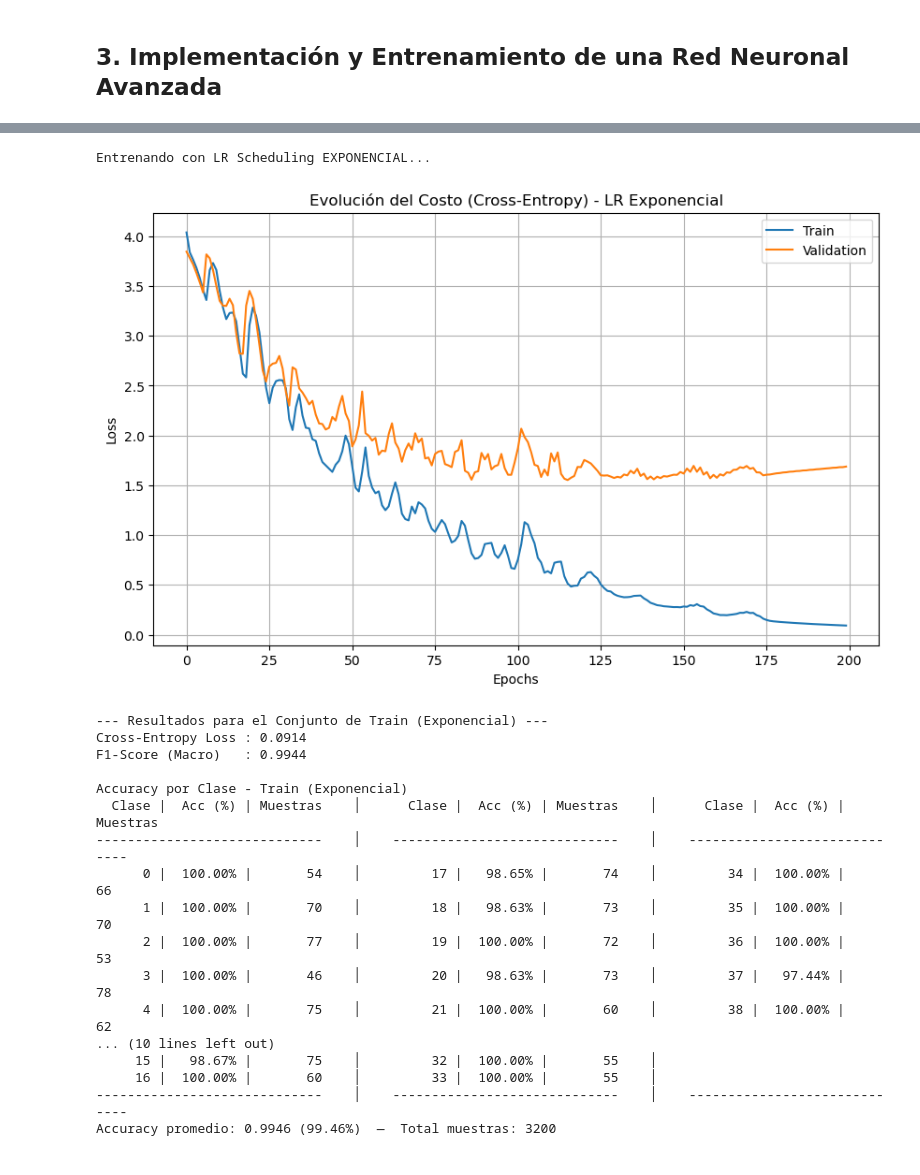
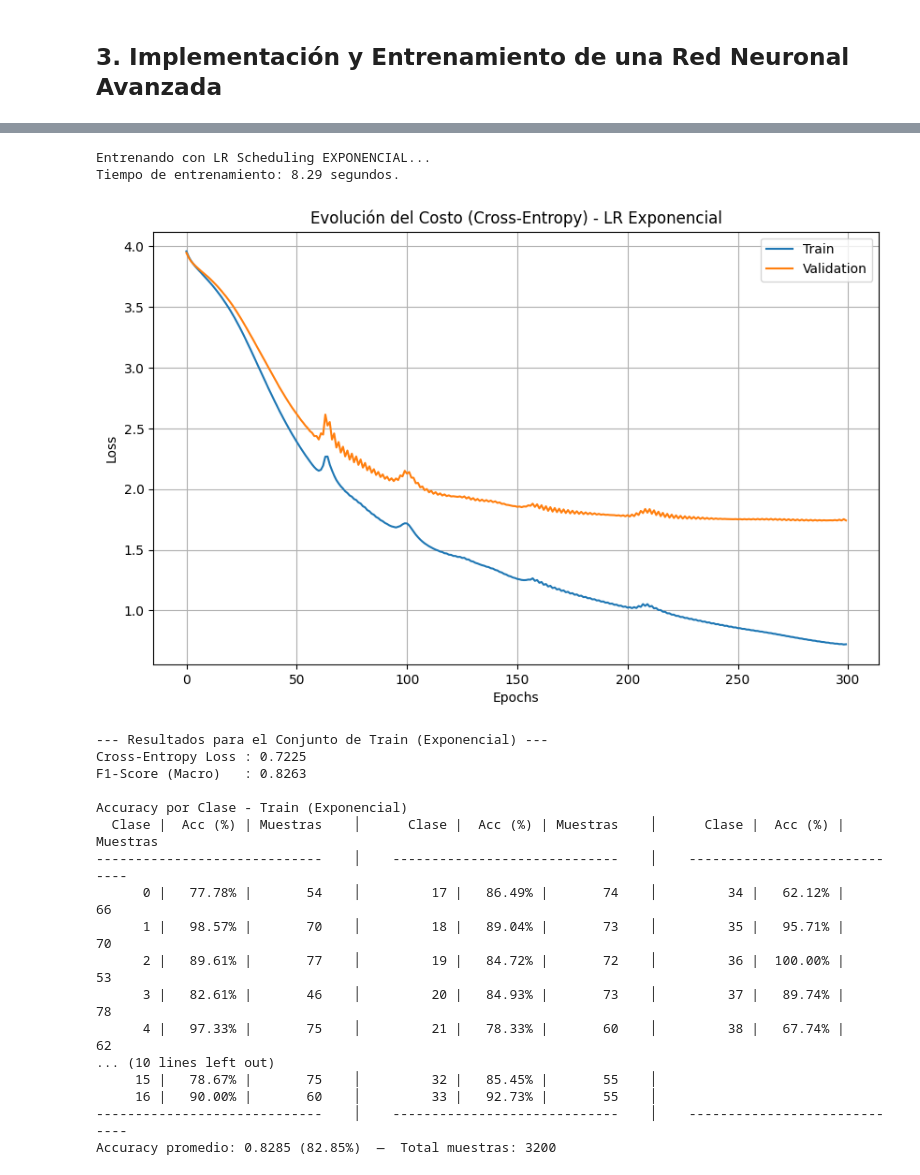
Before and after one commit to Santicar575/TP3_ML_Redes_Neuronales, a Jupyter notebook: notebooks/Entrega_TP3.ipynb, the cells around one changed output, grey strips where cells are left out. Saved outputs shown, nothing was run; the diff lists cells and outputs as text; code cells hidden in the pictures.

```diff
--- a/notebooks/Entrega_TP3.ipynb
+++ b/notebooks/Entrega_TP3.ipynb
@@ -347,14 +362,18 @@ Accuracy promedio: 0.6377 (63.77%)  —  Total muestras: 800
 M_exp = MLP(n_layers=3, nodes_per_layer=[784, 128, 64, 49], random_seed=RANDOM_SEED)
 
 print("Entrenando con LR Scheduling EXPONENCIAL...")
+start_time = time.time()
 train_loss_exp, val_loss_exp = M_exp.fit(
     X_train_full, y_train_full,
-    eta_0=1, epochs=200,
+    eta_0=0.2, epochs=300,
     X_val=X_val_full, y_val=y_val_full,
     lr_schedule="exponencial",
     s=50.0,       # controla la velocidad de decaimiento
     c=0.95        # factor de decaimiento
 )
+end_time = time.time()
+training_time = end_time - start_time
+print(f"Tiempo de entrenamiento: {training_time:.2f} segundos.")
 
 plt.figure(figsize=(10, 6))
 plt.plot(train_loss_exp, label='Train')
@@ -362,48 +381,49 @@ plt.plot(val_loss_exp, label='Validation')
 plt.title('Evolución del Costo (Cross-Entropy) - LR Exponencial')
 plt.xlabel('Epochs')
 plt.ylabel('Loss')
 plt.legend()
 plt.grid(True)
 plt.show()
 
 # Evaluar en Train
 cm_train_exp, accs_train_exp = evaluate_model(
     model=M_exp,
     X=X_train_full,
     y_one_hot=y_train_full,
     y_labels=y_train,
     num_classes=num_classes,
     name_set="Train (Exponencial)"
 )
 plot_confusion_matrix(cm_train_exp, title="Confusion Matrix - Train (Exponencial)")
 
 # Evaluar en Validation
 cm_val_exp, accs_val_exp = evaluate_model(
     model=M_exp,
     X=X_val_full,
     y_one_hot=y_val_full,
     y_labels=y_val,
     num_classes=num_classes,
     name_set="Validation (Exponencial)"
 )
 plot_confusion_matrix(cm_val_exp, title="Confusion Matrix - Validation (Exponencial)")
 # %% [output]
 Entrenando con LR Scheduling EXPONENCIAL...
+Tiempo de entrenamiento: 8.29 segundos.
-[figure, old version]
+[figure, new version]
 --- Resultados para el Conjunto de Train (Exponencial) ---
-Cross-Entropy Loss : 0.0914
-F1-Score (Macro)   : 0.9944
+Cross-Entropy Loss : 0.7225
+F1-Score (Macro)   : 0.8263
 
 Accuracy por Clase - Train (Exponencial)
   Clase |  Acc (%) | Muestras    │      Clase |  Acc (%) | Muestras    │      Clase |  Acc (%) | Muestras
 -----------------------------    │    -----------------------------    │    -----------------------------
-      0 |  100.00% |       54    │         17 |   98.65% |       74    │         34 |  100.00% |       66
-      1 |  100.00% |       70    │         18 |   98.63% |       73    │         35 |  100.00% |       70
-      2 |  100.00% |       77    │         19 |  100.00% |       72    │         36 |  100.00% |       53
-      3 |  100.00% |       46    │         20 |   98.63% |       73    │         37 |   97.44% |       78
-      4 |  100.00% |       75    │         21 |  100.00% |       60    │         38 |  100.00% |       62
+      0 |   77.78% |       54    │         17 |   86.49% |       74    │         34 |   62.12% |       66
+      1 |   98.57% |       70    │         18 |   89.04% |       73    │         35 |   95.71% |       70
+      2 |   89.61% |       77    │         19 |   84.72% |       72    │         36 |  100.00% |       53
+      3 |   82.61% |       46    │         20 |   84.93% |       73    │         37 |   89.74% |       78
+      4 |   97.33% |       75    │         21 |   78.33% |       60    │         38 |   67.74% |       62
 ... (10 lines left out)
-     15 |   98.67% |       75    │         32 |  100.00% |       55    │
-     16 |  100.00% |       60    │         33 |  100.00% |       55    │
+     15 |   78.67% |       75    │         32 |   85.45% |       55    │
+     16 |   90.00% |       60    │         33 |   92.73% |       55    │
 -----------------------------    │    -----------------------------    │    -----------------------------
-Accuracy promedio: 0.9946 (99.46%)  —  Total muestras: 3200
+Accuracy promedio: 0.8285 (82.85%)  —  Total muestras: 3200
```
Also changed, not shown: parts of 14 cells of this notebook, 1 other file.
